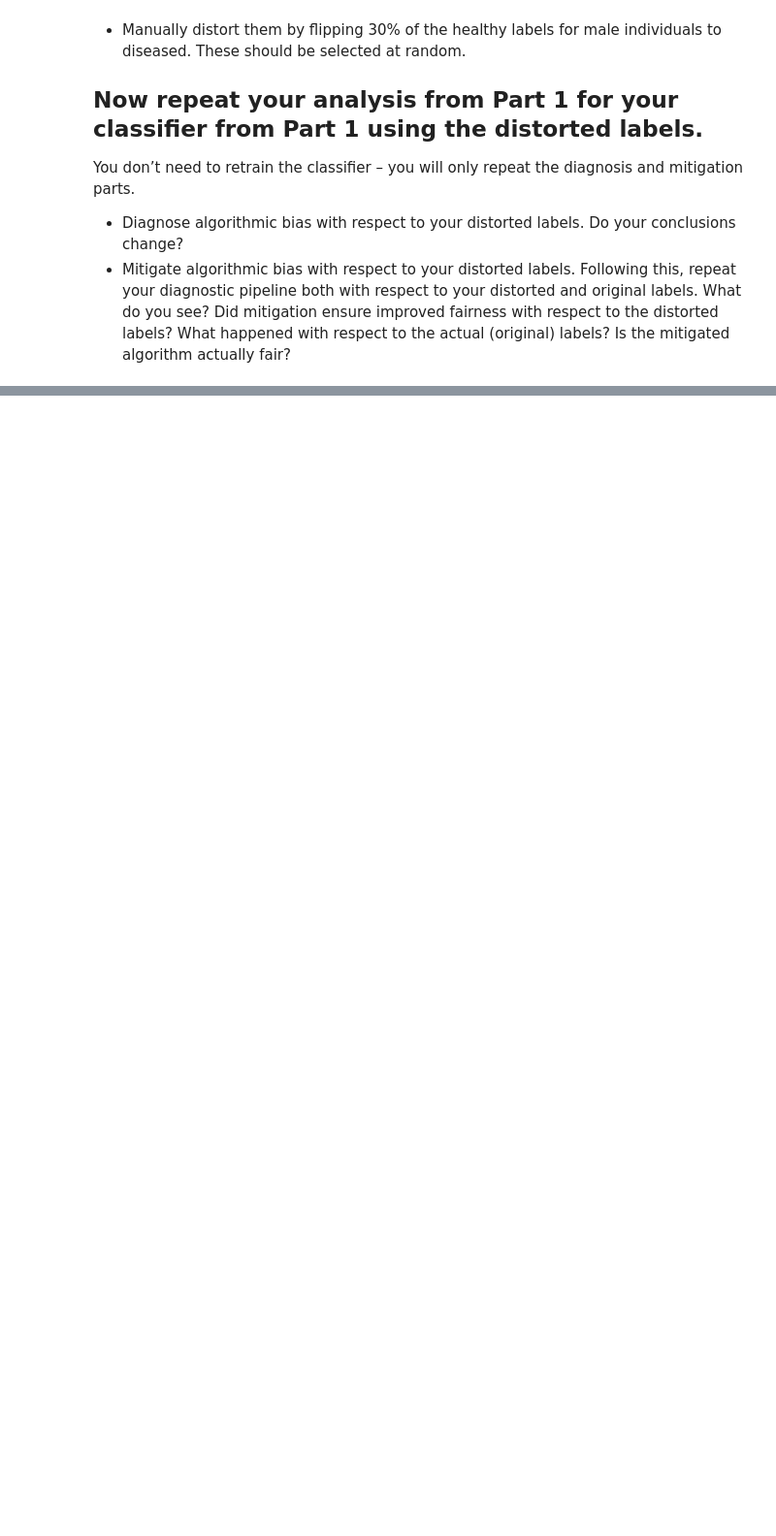
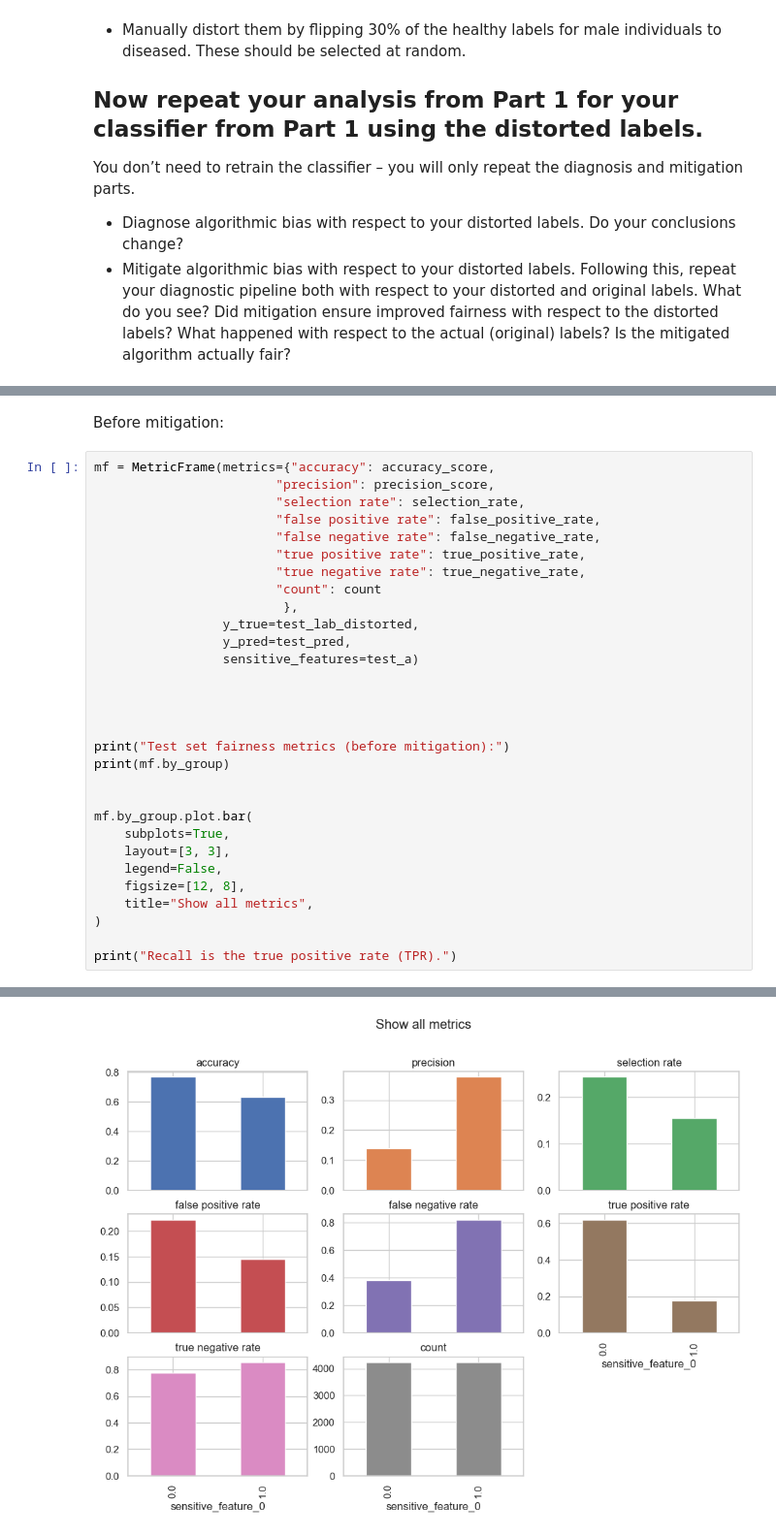
Before and after one commit to s224202/project1, a Jupyter notebook: exercise.ipynb, the cells around one changed output, grey strips where cells are left out. Shown at 97% size. Saved outputs shown, nothing was run; the diff lists cells and outputs as text; blank space fills up the shorter version.

```diff
--- a/exercise.ipynb
+++ b/exercise.ipynb
@@ -622,0 +687,33 @@ You don’t need to retrain the classifier – you will only repeat the diagnosi
+# %% [markdown]
+Before mitigation:
+# %%
+mf = MetricFrame(metrics={"accuracy": accuracy_score,
+                        "precision": precision_score,
+                        "selection rate": selection_rate,
+                        "false positive rate": false_positive_rate,
+                        "false negative rate": false_negative_rate,
+                        "true positive rate": true_positive_rate,
+                        "true negative rate": true_negative_rate,
+                        "count": count
+                         },
+                 y_true=test_lab_distorted,
+                 y_pred=test_pred,
+                 sensitive_features=test_a)
+
+
+
+
+print("Test set fairness metrics (before mitigation):")
+print(mf.by_group)
+
+
+mf.by_group.plot.bar(
+    subplots=True,
+    layout=[3, 3],
+    legend=False,
+    figsize=[12, 8],
+    title="Show all metrics",
+)
+
+print("Recall is the true positive rate (TPR).")
+# %% [output]
@@ -622,0 +736 @@ You don’t need to retrain the classifier – you will only repeat the diagnosi
+[figure, added]
```
Also changed, not shown: parts of 17 cells of this notebook.
